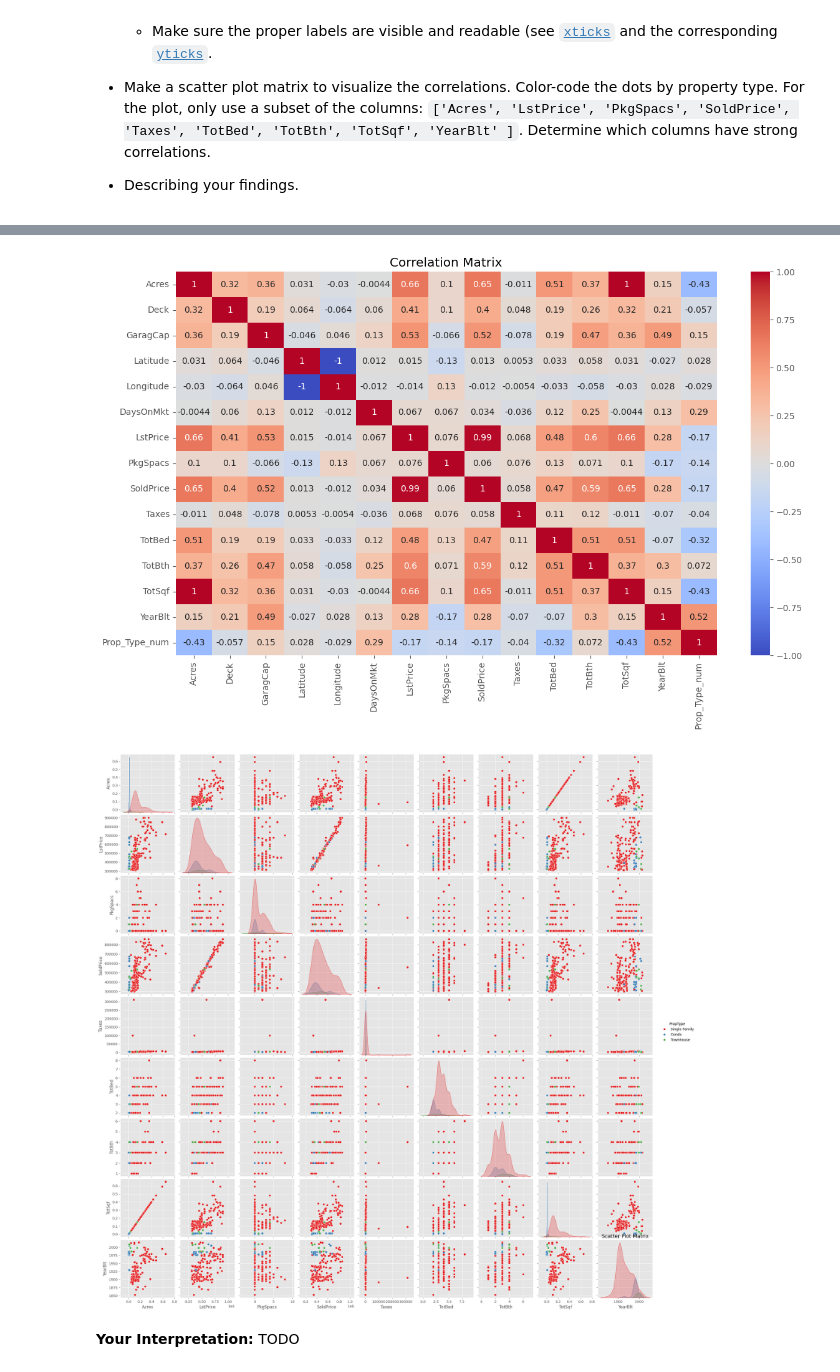
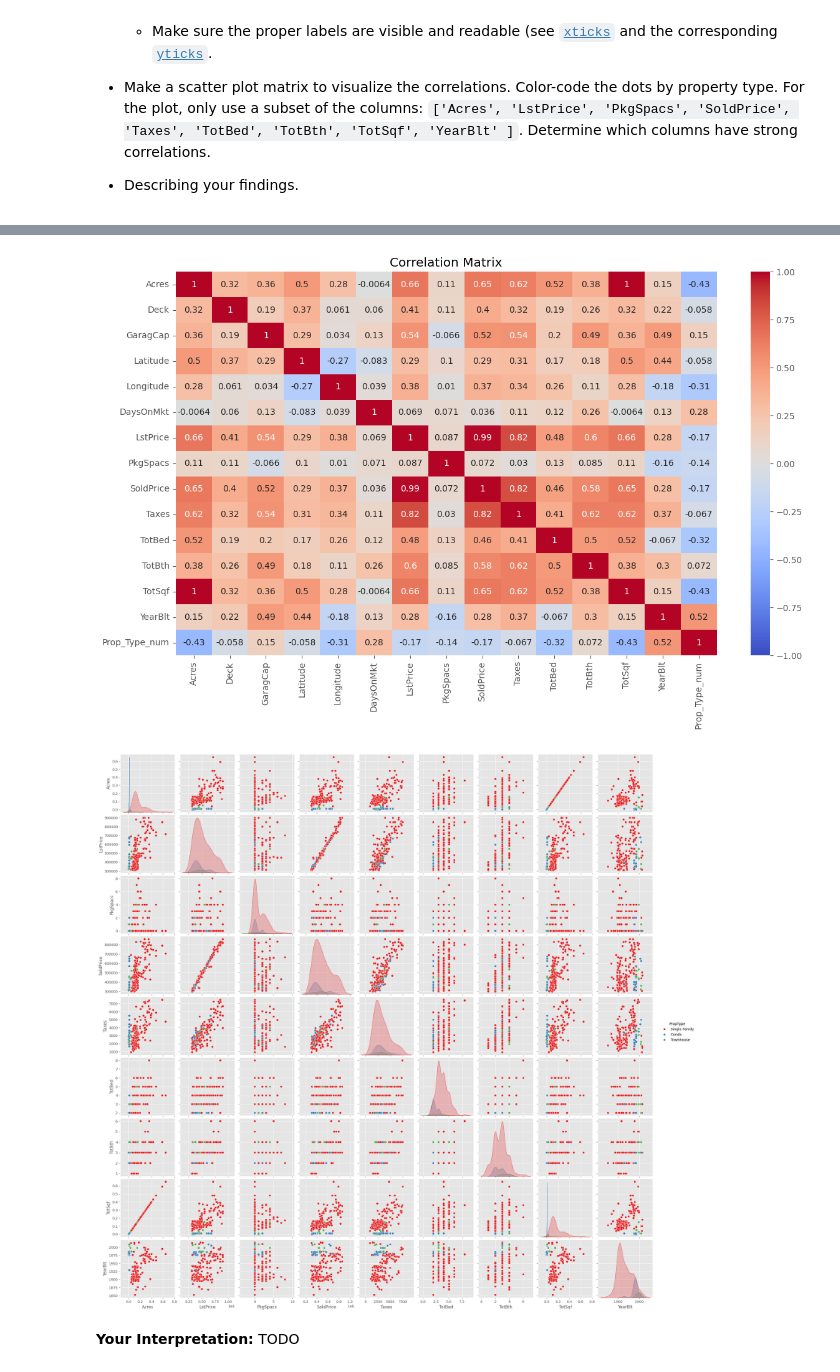
Before and after one commit to logancorrea/Intro-to-Data-Science, a Jupyter notebook: Homework/HW05/HW5.ipynb, the cells around one changed output, grey strips where cells are left out. Drawn from its saved outputs; the diff is of its cells as text; code cells hidden in the pictures.

```diff
--- a/Homework/HW05/HW5.ipynb
+++ b/Homework/HW05/HW5.ipynb
@@ -69,3 +69,7 @@ house_clean['TotSqf'] = pd.to_numeric(house_clean['Acres'], errors='coerce')
 # Add Prop_Type_num column
 house_clean['Prop_Type_num'] = house_clean['PropType'].map({'Single Family': 0, 'Townhouse': 2, 'Condo': 1})
 house_clean.head()
+
+# Remove Rows with Longitude of 0
+house_clean = house_clean[house_clean.Longitude != 0]
+house_clean = house_clean[~house_clean['Taxes'].isin(house_clean['Taxes'].nlargest(2))]
@@ -117,16 +114,15 @@ sns.heatmap(correlation_matrix, annot=True, cmap='coolwarm', vmin=-1, vmax=1)
 plt.title('Correlation Matrix')
 plt.show()
 # %% [output]
-[figure, old version]
+[figure, new version]
 # %%
 house_matrix = house_clean[['Acres', 'LstPrice', 'PkgSpacs', 'SoldPrice', 'Taxes', 'TotBed', 'TotBth', 'TotSqf', 'YearBlt', 'PropType']]
 
 # Use seaborn to plot the scatter plot matrix
 sns.pairplot(house_matrix, hue = 'PropType', palette='Set1')
-plt.title('Scatter Plot Matrix')
 plt.show()
 # %% [output]
-[figure, old version]
+[figure, new version]
 # %% [markdown]
 **Your Interpretation:** TODO
 # %% [markdown]
```
Also changed, not shown: parts of 4 cells of this notebook.
